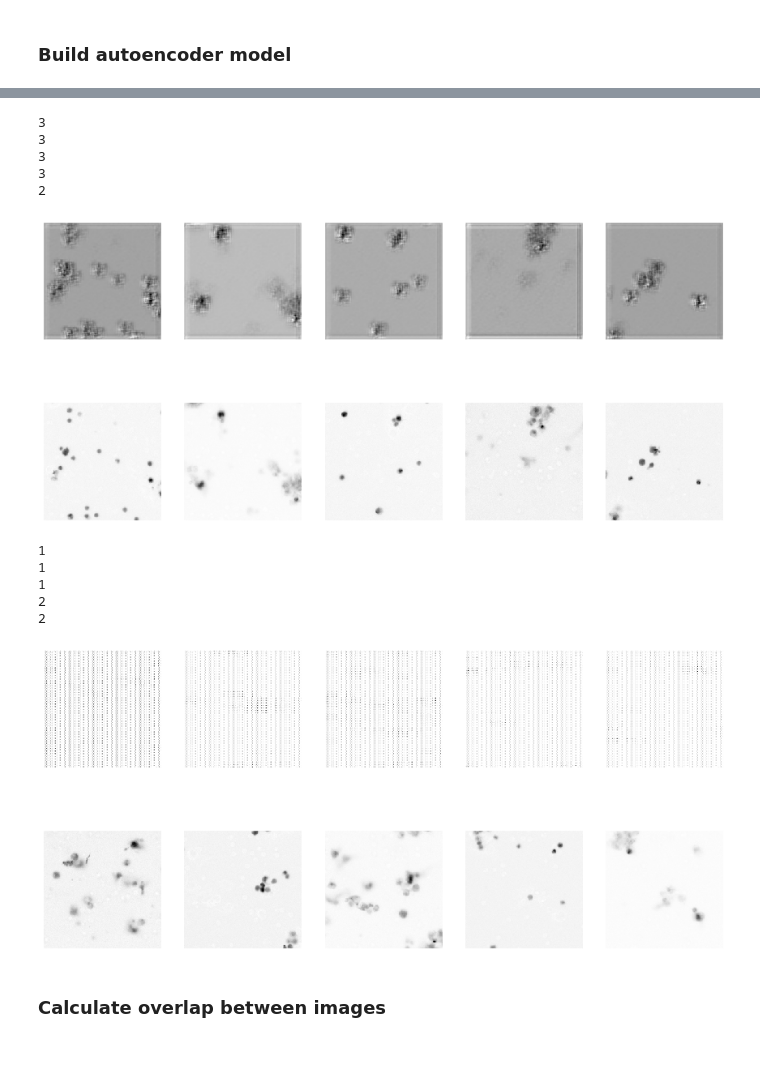
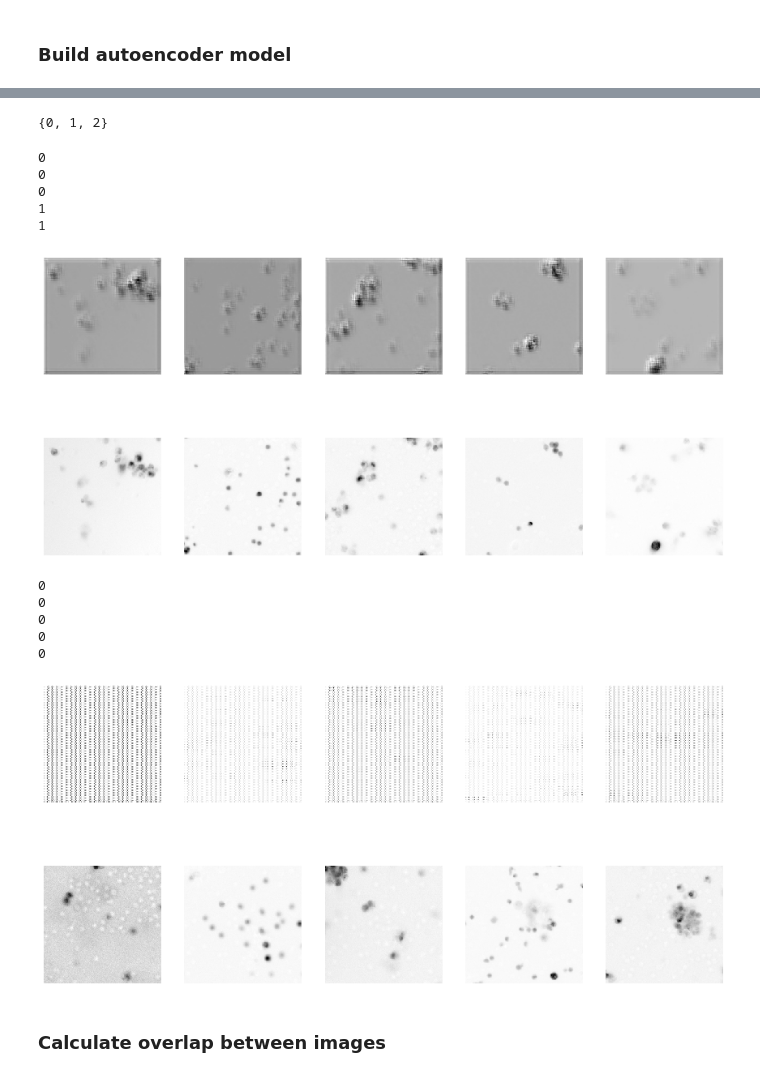
Before and after one commit to leonore/deep-learning-for-immune-cells, a Jupyter notebook: src/cell_autoencoder.ipynb, the cells around one changed output, grey strips where cells are left out. Cells and saved outputs as stored; diff of their text form; code cells hidden in the pictures.

Commit message:
tested code on MNIST dataset + clustered DMSO dataset

```diff
--- a/src/cell_autoencoder.ipynb
+++ b/src/cell_autoencoder.ipynb
@@ -165,7 +164,7 @@ dataset, filenames = images_to_dataset()
 # %%
 # x_train and x_test need to be kept in same order
 # as we need to do pairwise overlap calculations
-x_train, x_test, y_train, y_test = dataset_split(dataset, labels, test_size=0.2)
+x_train, x_test, y_train, y_test = dataset_split(DMSO_dataset, DMSO_labels, test_size=0.2)
 
 x_train = np.reshape(x_train, (len(x_train), image_width, image_height, 1))
 x_test = np.reshape(x_test, (len(x_test), image_width, image_height, 1))
@@ -178,7 +177,7 @@ from keras.layers import Input, Dense, Conv2D, MaxPooling2D, UpSampling2D, Flatt
 from keras.models import Model
 from keras import backend as K
 
-input_img = Input(shape=(image_width, image_height, 1))  # adapt this if using `channels_first` image data format
+input_img = Input(shape=(image_height, image_width, 1))  # adapt this if using `channels_first` image data format
 
 x =  Conv2D(32, (5, 5), activation='relu', padding='same')(input_img)
 x = MaxPooling2D((2, 2), padding='same')(x)
@@ -232,5 +205,5 @@ model.compile(optimizer='adadelta', loss='binary_crossentropy')
 # %%
 #model.fit(x_train, x_train, epochs=50, batch_size=50)
 # %%
-encoded_imgs = encoder.predict(x_test)
-decoded_imgs = model.predict(x_test)
+encoded_imgs = encoder.predict(x_train)
+decoded_imgs = model.predict(x_train)
@@ -239,21 +210,25 @@ WARNING:tensorflow:From /Users/Leonore/Documents/Workspace/venv/ml/lib/python3.6
+# %%
+set(DMSO_labels)
+# %% [output]
+{0, 1, 2}
 # %%
-plot_results(x_test, decoded_imgs, y_test)
+plot_results(x_train, decoded_imgs, y_train)
 # %% [output]
-3
-3
-3
-3
-2
+0
+0
+0
+1
+1
-[figure, old version]
+[figure, new version]
 # %%
 plot_results(x_test, encoded_imgs, y_test, cmap="gist_yarg")
 # %% [output]
-1
-1
-1
-2
-2
+0
+0
+0
+0
+0
-[figure, old version]
+[figure, new version]
 # %% [markdown]
 ### Calculate overlap between images
 # %%
```
Also changed, not shown: parts of 27 cells of this notebook, 1 other file.
